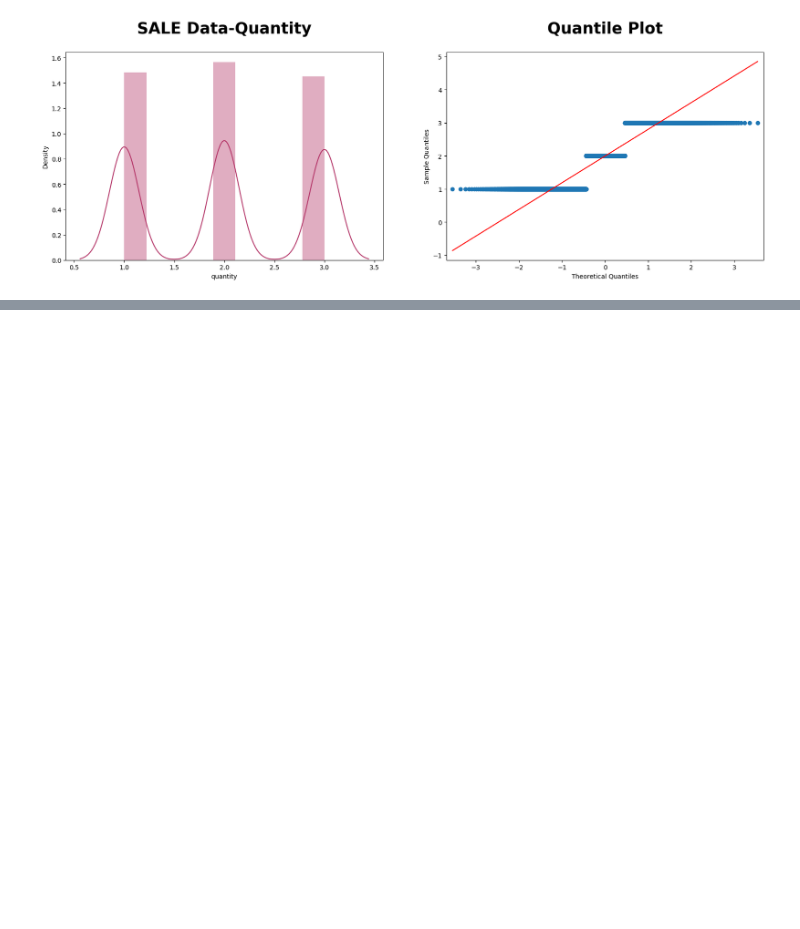
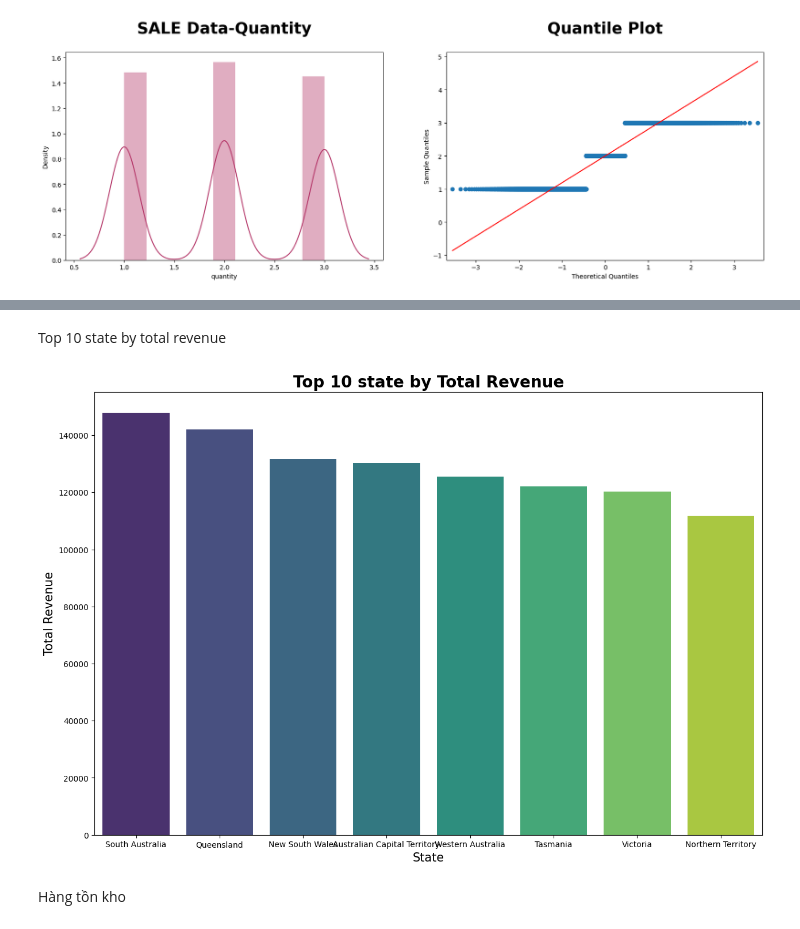
Before and after one commit to DuongHe2907/Analysis-of-Shopping-Cart-Data, a Jupyter notebook: Analysis of Shopping Cart/Notebook/Analysis_of_Shopping_Cart_Data.ipynb, the cells around one changed output, grey strips where cells are left out. Drawn from its saved outputs; the diff is of its cells as text; code cells hidden in the pictures; blank space fills up the shorter version.

```diff
--- a/Analysis of Shopping Cart/Notebook/Analysis_of_Shopping_Cart_Data.ipynb
+++ b/Analysis of Shopping Cart/Notebook/Analysis_of_Shopping_Cart_Data.ipynb
@@ -706,0 +640,16 @@ cop_data
+# %% [markdown]
+Top 10 state by total revenue
+# %%
+top_10_state=cop_data.groupby('state')['total_price'].sum().nlargest(10).reset_index(name='total_revenue')
+
+#Plot the top 10 states by total revenue
+plt.figure(figsize=(15, 10))
+sns.barplot(x='state', y='total_revenue', data=top_10_state, palette='viridis')
+plt.title('Top 10 state by Total Revenue', fontsize=20, weight='bold')
+plt.xlabel('State', fontsize=15)
+plt.ylabel('Total Revenue', fontsize=15)
+plt.show()
+# %% [output]
+[figure, added]
+# %% [markdown]
+Hàng tồn kho
```
Also changed, not shown: parts of 28 cells of this notebook.
